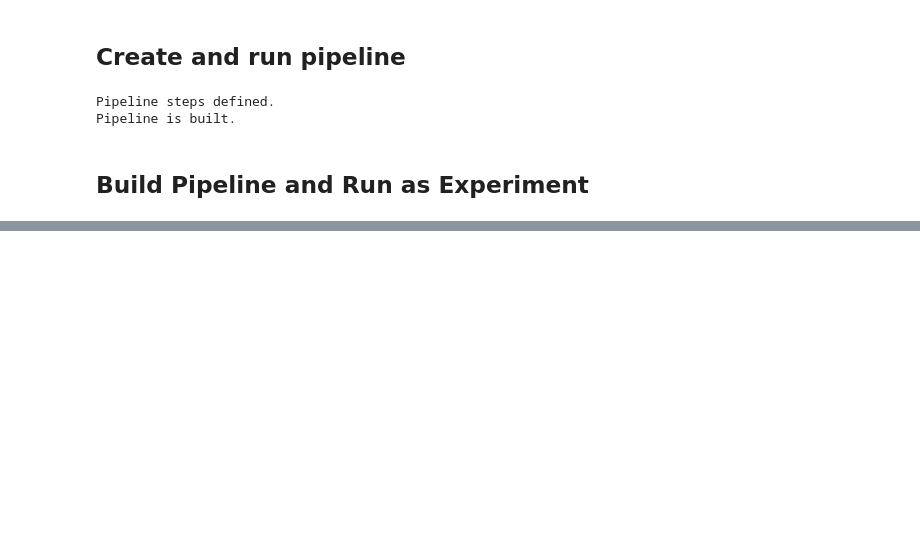
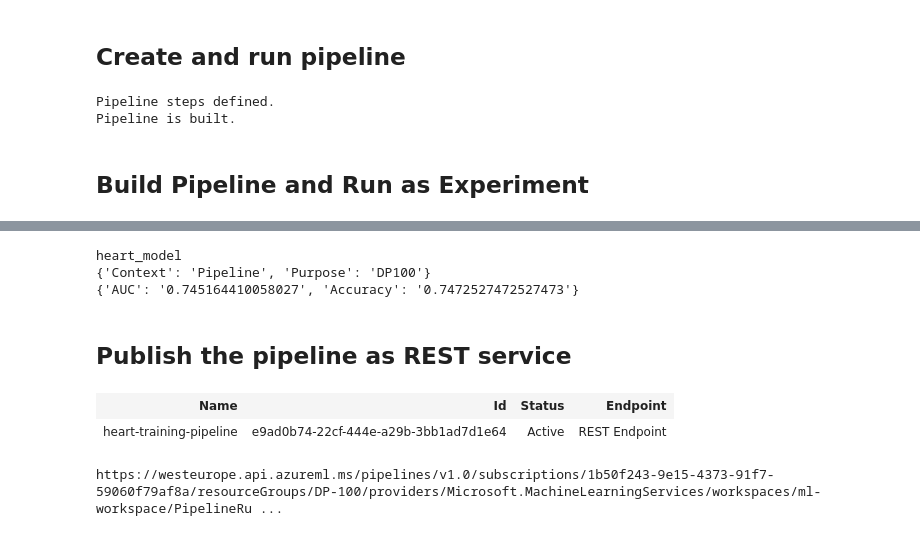
Before and after one commit to chrysshawk/AzPipe, a Jupyter notebook: project.ipynb, the cells around one changed output, grey strips where cells are left out. Drawn from its saved outputs; the diff is of its cells as text; code cells hidden in the pictures; blank space fills up the shorter version.

Commit message:
updated with endpoints

```diff
--- a/project.ipynb
+++ b/project.ipynb
@@ -348,0 +393,26 @@ Submitted PipelineRun 1b3c7074-1cf6-4bb2-8aaa-48fdb49d035f
+# %%
+for model in Model.list(workspace=ws, name='heart_model'):
+    print(model.name)
+    print(model.tags)
+    print(model.properties)
+# %% [output]
+heart_model
+{'Context': 'Pipeline', 'Purpose': 'DP100'}
+{'AUC': '0.745164410058027', 'Accuracy': '0.7472527472527473'}
+# %% [markdown]
+## Publish the pipeline as REST service
+# %%
+pub_pipeline = pipeline_run.publish_pipeline(
+    name = 'heart-training-pipeline',
+    description = 'Trains heart model',
+    version = '1.0'
+)
+pub_pipeline
+# %% [output]
+| Name | Id | Status | Endpoint |
+| heart-training-pipeline | e9ad0b74-22cf-444e-a29b-3bb1ad7d1e64 | Active | REST Endpoint |
+# %%
+rest_endpoint = pub_pipeline.endpoint
+print(rest_endpoint)
+# %% [output]
+https://westeurope.api.azureml.ms/pipelines/v1.0/subscriptions/1b50f243-9e15-4373-91f7-59060f79af8a/resourceGroups/DP-100/providers/Microsoft.MachineLearningServices/workspaces/ml-workspace/PipelineRu ...
```
Also changed, not shown: parts of 13 cells of this notebook, 1 other file.
